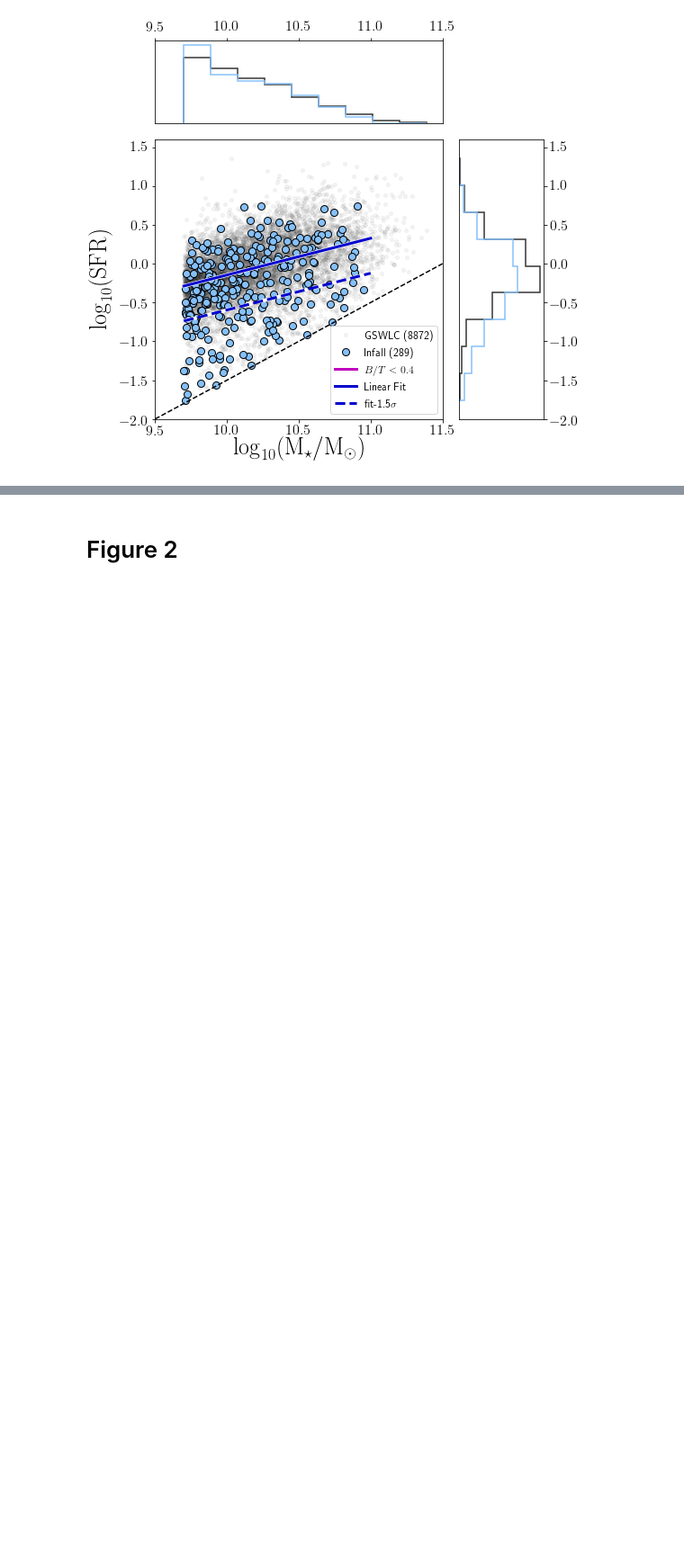
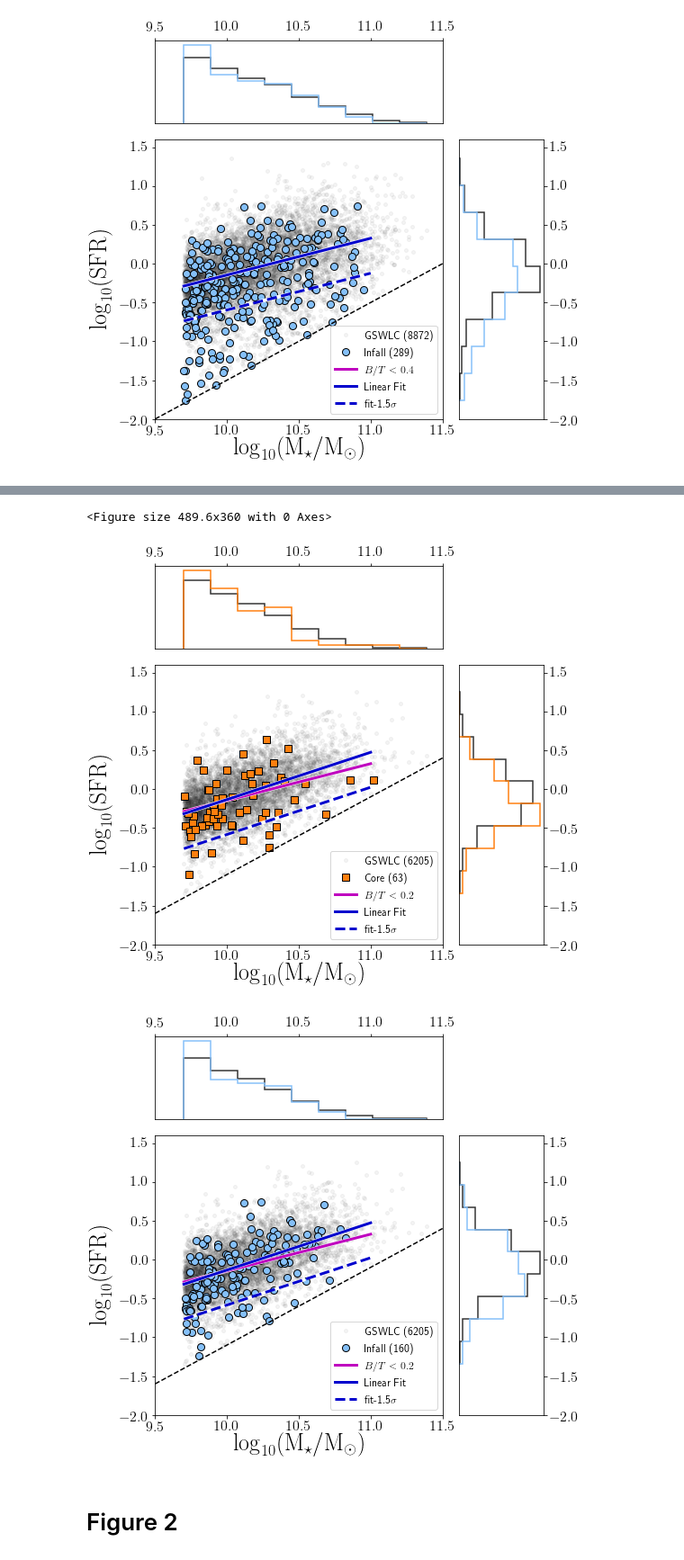
Before and after one commit to rfinn/LCS, a Jupyter notebook: notebooks/expanded-lcs.ipynb, the cells around one changed output, grey strips where cells are left out. Shown at 90% size. Cells and saved outputs as stored; diff of their text form; code cells hidden in the pictures; blank space fills up the shorter version.

```diff
--- a/notebooks/expanded-lcs.ipynb
+++ b/notebooks/expanded-lcs.ipynb
@@ -18,6 +18,9 @@ from astropy.coordinates import SkyCoord
 from astropy import units as u
 # %%
 homedir = os.getenv("HOME")
+# %%
+MIN_SSFR = -11.5
+MAX_BT = 0.2
 # %% [markdown]
 # Expanded Sample Size #
 
@@ -387,3 +392,25 @@ p-vale = 7.204e-12 (prob that samples are from same distribution)
 <Figure size 489.6x360 with 0 Axes>
 [figure]
 [figure]
+# %%
+# with sSFR > -11.1
+os.chdir(homedir+'/research/LCS/plots/')
+%run ~/github/LCS/python/lcs_paper2_v2.py --ellip 0.75 --minmass 9.7 --cutBT --BT 0.2 --minssfr MIN_SSFR
+
+
+
+flag = b.lcs.membflag #& irflag
+outfile1 = homedir+'/research/LCS/plots/lcscore-gsw-sfrmstar-BTcut0p4-e0p75.pdf'
+outfile2 = homedir+'/research/LCS/plots/lcscore-gsw-sfrmstar-BTcut0p4-e0p75.png'
+b.plot_sfr_mstar(lcsflag=flag,coreflag=True,outfile1=outfile1,outfile2=outfile2,massmatch=False,hexbinflag=False,marker2='s')
+
+print("")
+print("")
+flag = b.lcs.infallflag #& irflag
+outfile1 = homedir+'/research/LCS/plots/lcsinfall-gsw-sfrmstar-BTcut0p4-e0p75.pdf'
+outfile2 = homedir+'/research/LCS/plots/lcsinfall-gsw-sfrmstar-BTcut0p4-e0p75.png'
+b.plot_sfr_mstar(lcsflag=flag,label='Infall',outfile1=outfile1,outfile2=outfile2,coreflag=False,hexbinflag=False,massmatch=False)
+# make venn plot
+#plt.figure()
+#make_venn()
+# %% [output]
@@ -390,3 +434,6 @@ p-vale = 7.204e-12 (prob that samples are from same distribution)
+<Figure size 489.6x360 with 0 Axes>
+[figure, added]
+[figure, added]
 # %% [markdown]
 # Figure 2
 # %%
```
Also changed, not shown: parts of 35 cells of this notebook, 3 other files.
